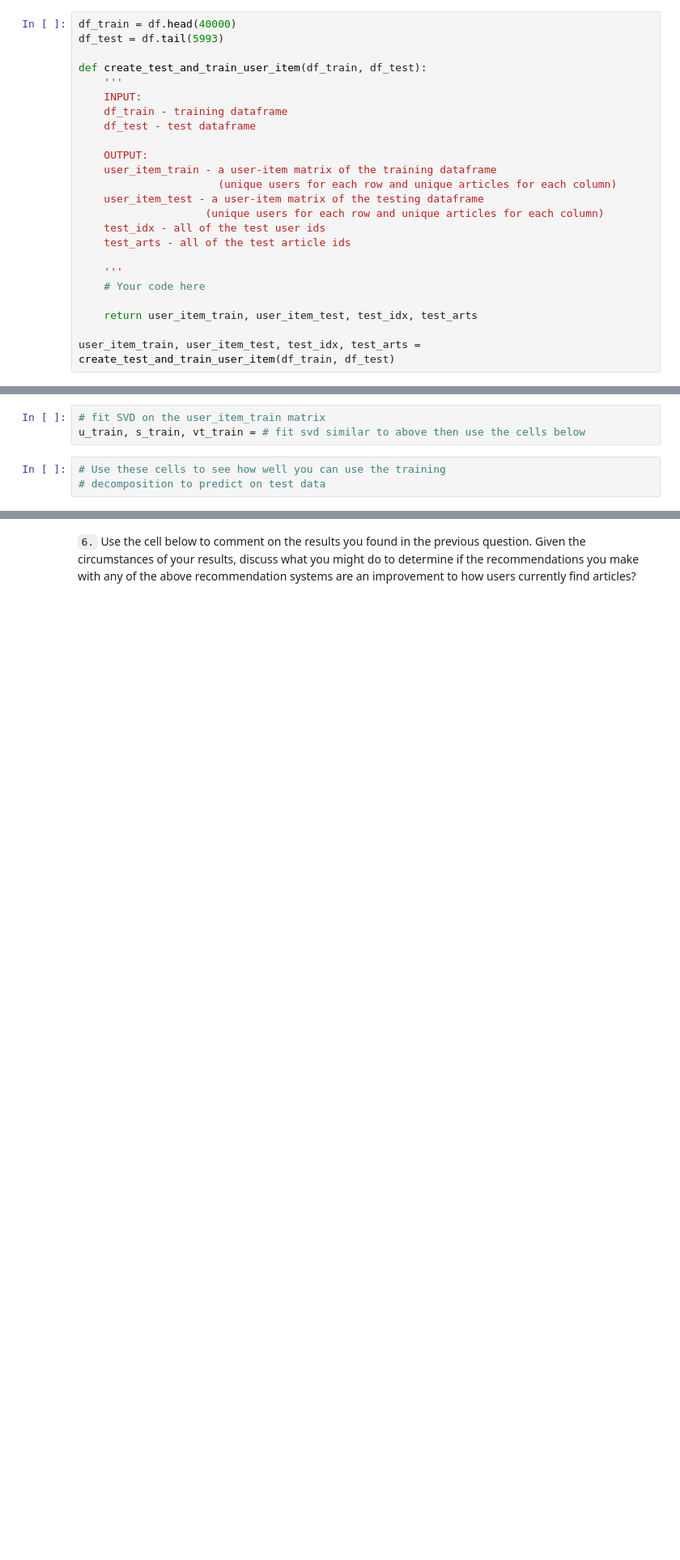
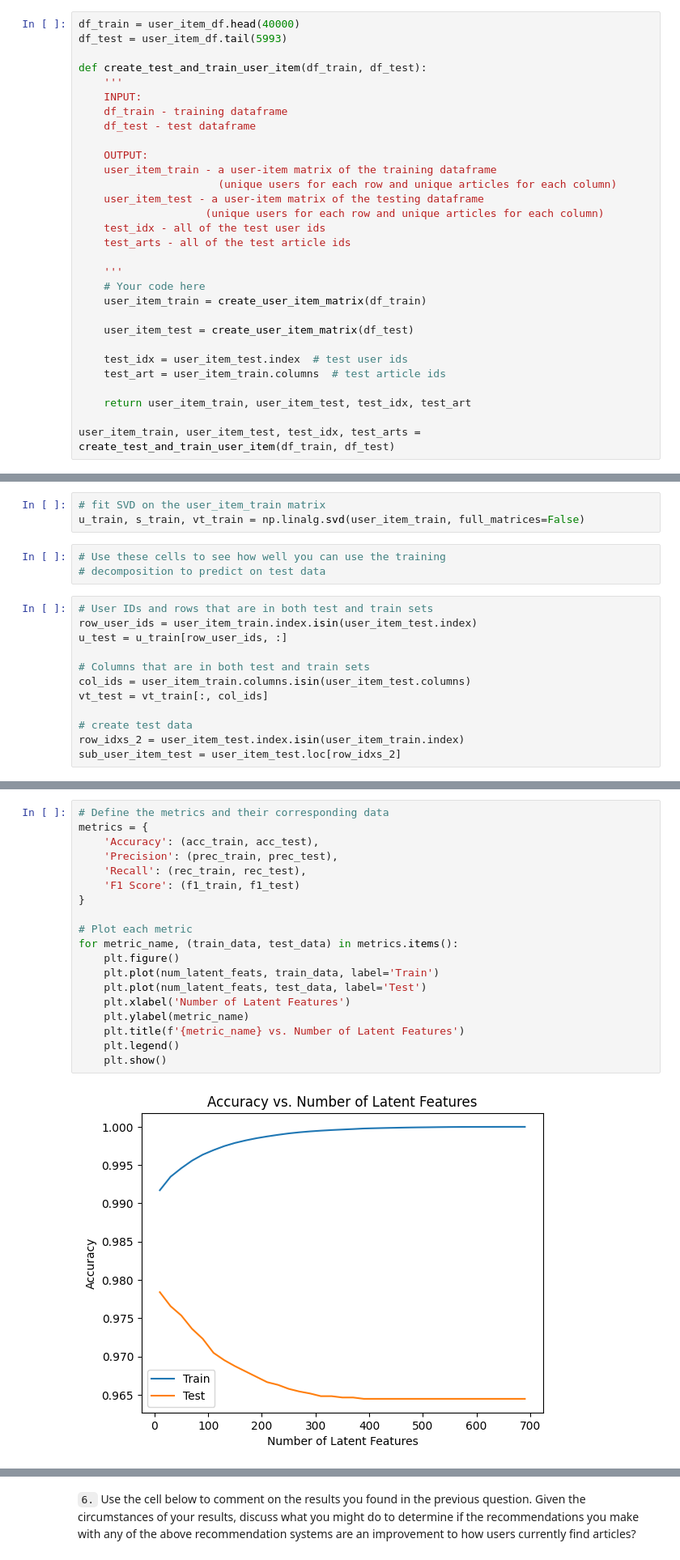
Before and after one commit to Benedictgr97/Recommendation-system, a Jupyter notebook: Recommendations_with_IBM.ipynb, the cells around one changed output, grey strips where cells are left out. Shown at 81% size. Cells and saved outputs as stored; diff of their text form; blank space fills up the shorter version.

```diff
--- a/Recommendations_with_IBM.ipynb
+++ b/Recommendations_with_IBM.ipynb
@@ -715,8 +697,8 @@ Use the code from question 3 to understand the impact on accuracy of the trainin
 * How many articles can we make predictions for in the test set?
 * How many articles are we not able to make predictions for because of the cold start problem?
 # %%
-df_train = df.head(40000)
-df_test = df.tail(5993)
+df_train = user_item_df.head(40000)
+df_test = user_item_df.tail(5993)
 
 def create_test_and_train_user_item(df_train, df_test):
     '''
@@ -734,7 +716,13 @@ def create_test_and_train_user_item(df_train, df_test):
 
     '''
     # Your code here
+    user_item_train = create_user_item_matrix(df_train)
 
-    return user_item_train, user_item_test, test_idx, test_arts
+    user_item_test = create_user_item_matrix(df_test)
+
+    test_idx = user_item_test.index  # test user ids
+    test_art = user_item_train.columns  # test article ids
+
+    return user_item_train, user_item_test, test_idx, test_art
 
 user_item_train, user_item_test, test_idx, test_arts = create_test_and_train_user_item(df_train, df_test)
@@ -760,7 +766,19 @@ t.sol_4_test(sol_4_dict)
 Use the cells below to explore how well SVD works towards making predictions for recommendations on the test data.
 # %%
 # fit SVD on the user_item_train matrix
-u_train, s_train, vt_train = # fit svd similar to above then use the cells below
+u_train, s_train, vt_train = np.linalg.svd(user_item_train, full_matrices=False)
 # %%
 # Use these cells to see how well you can use the training
 # decomposition to predict on test data
+# %%
+# User IDs and rows that are in both test and train sets
+row_user_ids = user_item_train.index.isin(user_item_test.index)
+u_test = u_train[row_user_ids, :]
+
+# Columns that are in both test and train sets
+col_ids = user_item_train.columns.isin(user_item_test.columns)
+vt_test = vt_train[:, col_ids]
+
+# create test data
+row_idxs_2 = user_item_test.index.isin(user_item_train.index)
+sub_user_item_test = user_item_test.loc[row_idxs_2]
@@ -766,0 +814,21 @@ u_train, s_train, vt_train = # fit svd similar to above then use the cells below
+# %%
+# Define the metrics and their corresponding data
+metrics = {
+    'Accuracy': (acc_train, acc_test),
+    'Precision': (prec_train, prec_test),
+    'Recall': (rec_train, rec_test),
+    'F1 Score': (f1_train, f1_test)
+}
+
+# Plot each metric
+for metric_name, (train_data, test_data) in metrics.items():
+    plt.figure()
+    plt.plot(num_latent_feats, train_data, label='Train')
+    plt.plot(num_latent_feats, test_data, label='Test')
+    plt.xlabel('Number of Latent Features')
+    plt.ylabel(metric_name)
+    plt.title(f'{metric_name} vs. Number of Latent Features')
+    plt.legend()
+    plt.show()
+# %% [output]
+[figure, added]
```
Also changed, not shown: parts of 25 cells of this notebook.
